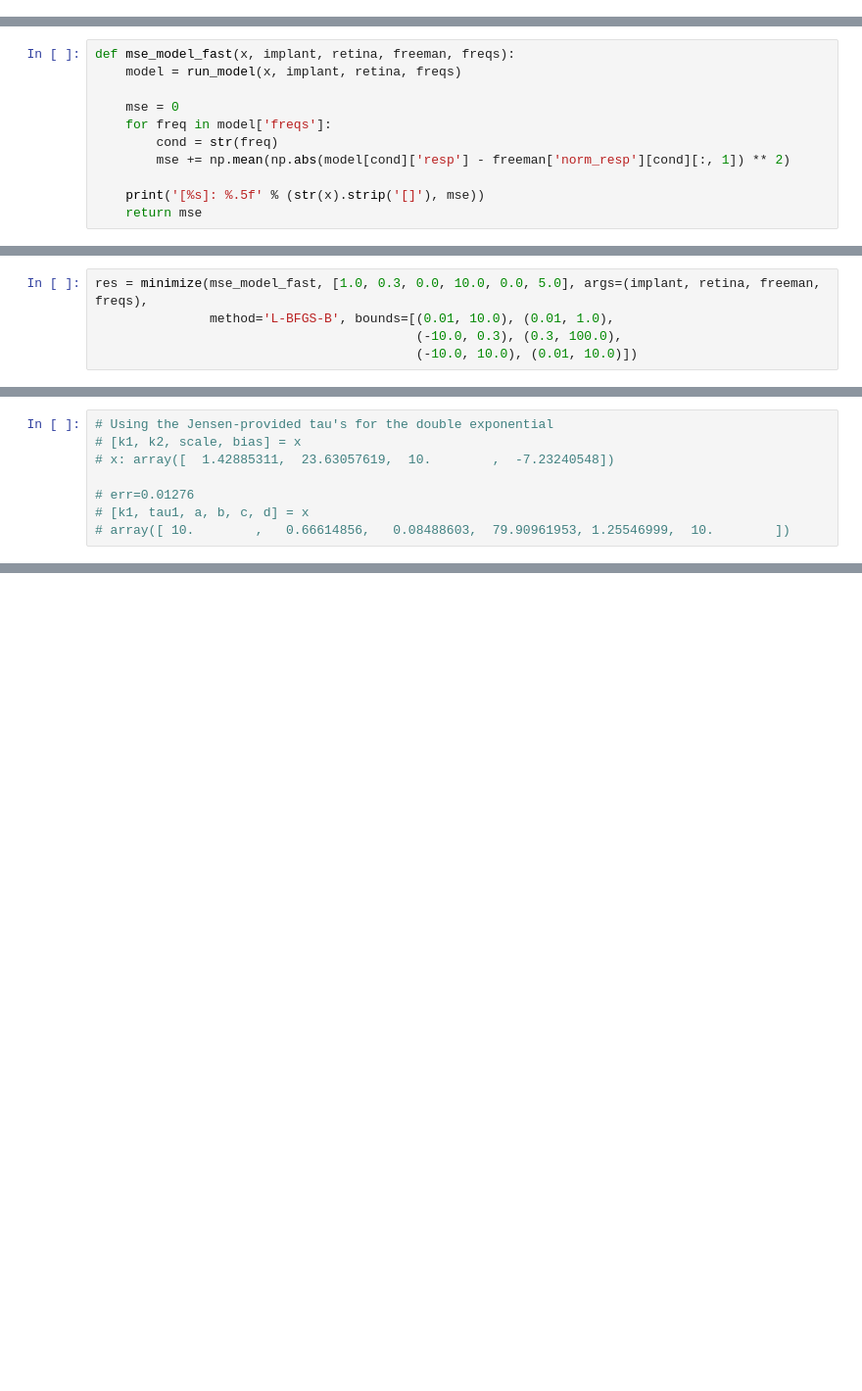
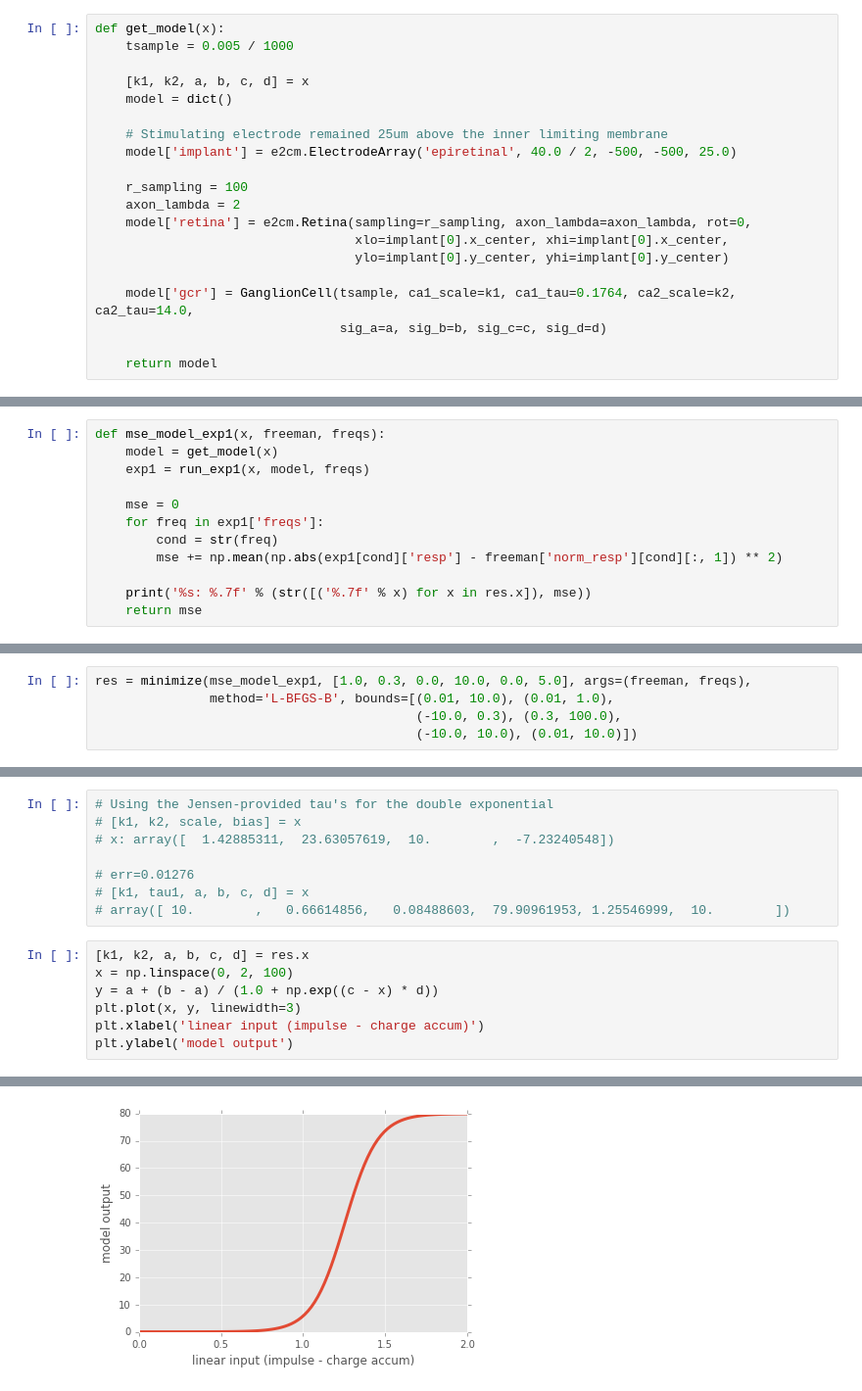
Before and after one commit to mbeyeler/pulse2percept, a Jupyter notebook: examples/notebooks/2.0-freeman2011-fit-Copy1.ipynb, the cells around one changed output, grey strips where cells are left out. Shown: that part at 98% size. Drawn from its saved outputs; the diff is of its cells as text; blank space fills up the shorter version.

Commit message:
add exp2 plot

```diff
--- a/examples/notebooks/2.0-freeman2011-fit-Copy1.ipynb
+++ b/examples/notebooks/2.0-freeman2011-fit-Copy1.ipynb
@@ -168,4 +168,24 @@ class GanglionCell(object):
 # %% [markdown]
 # Fit
 ----------
+# %%
+def get_model(x):
+    tsample = 0.005 / 1000
+
+    [k1, k2, a, b, c, d] = x
+    model = dict()
+
+    # Stimulating electrode remained 25um above the inner limiting membrane
+    model['implant'] = e2cm.ElectrodeArray('epiretinal', 40.0 / 2, -500, -500, 25.0)
+
+    r_sampling = 100
+    axon_lambda = 2
+    model['retina'] = e2cm.Retina(sampling=r_sampling, axon_lambda=axon_lambda, rot=0,
+                                  xlo=implant[0].x_center, xhi=implant[0].x_center,
+                                  ylo=implant[0].y_center, yhi=implant[0].y_center)
+
+    model['gcr'] = GanglionCell(tsample, ca1_scale=k1, ca1_tau=0.1764, ca2_scale=k2, ca2_tau=14.0,
+                                sig_a=a, sig_b=b, sig_c=c, sig_d=d)
+
+    return model
 # %%
@@ -206,11 +224,12 @@ def run_model(x, implant, retina, freqs):
 # %%
-def mse_model_fast(x, implant, retina, freeman, freqs):
-    model = run_model(x, implant, retina, freqs)
+def mse_model_exp1(x, freeman, freqs):
+    model = get_model(x)
+    exp1 = run_exp1(x, model, freqs)
 
     mse = 0
-    for freq in model['freqs']:
+    for freq in exp1['freqs']:
         cond = str(freq)
-        mse += np.mean(np.abs(model[cond]['resp'] - freeman['norm_resp'][cond][:, 1]) ** 2)
+        mse += np.mean(np.abs(exp1[cond]['resp'] - freeman['norm_resp'][cond][:, 1]) ** 2)
 
-    print('[%s]: %.5f' % (str(x).strip('[]'), mse))
+    print('%s: %.7f' % (str([('%.7f' % x) for x in res.x]), mse))
     return mse
@@ -227,5 +238,5 @@ freqs = [2, 4, 8, 16]
 # %%
-res = minimize(mse_model_fast, [1.0, 0.3, 0.0, 10.0, 0.0, 5.0], args=(implant, retina, freeman, freqs),
+res = minimize(mse_model_exp1, [1.0, 0.3, 0.0, 10.0, 0.0, 5.0], args=(freeman, freqs),
                method='L-BFGS-B', bounds=[(0.01, 10.0), (0.01, 1.0),
                                           (-10.0, 0.3), (0.3, 100.0),
                                           (-10.0, 10.0), (0.01, 10.0)])
@@ -353,3 +364,11 @@ for i, freq in enumerate(test_freqs):
 # err=0.01276
 # [k1, tau1, a, b, c, d] = x
 # array([ 10.        ,   0.66614856,   0.08488603,  79.90961953, 1.25546999,  10.        ])
+# %%
+[k1, k2, a, b, c, d] = res.x
+x = np.linspace(0, 2, 100)
+y = a + (b - a) / (1.0 + np.exp((c - x) * d))
+plt.plot(x, y, linewidth=3)
+plt.xlabel('linear input (impulse - charge accum)')
+plt.ylabel('model output')
+# %% [output]
@@ -355,0 +376 @@ for i, freq in enumerate(test_freqs):
+[figure, added]
```
Also changed, not shown: parts of 7 cells of this notebook, 1 other file.
